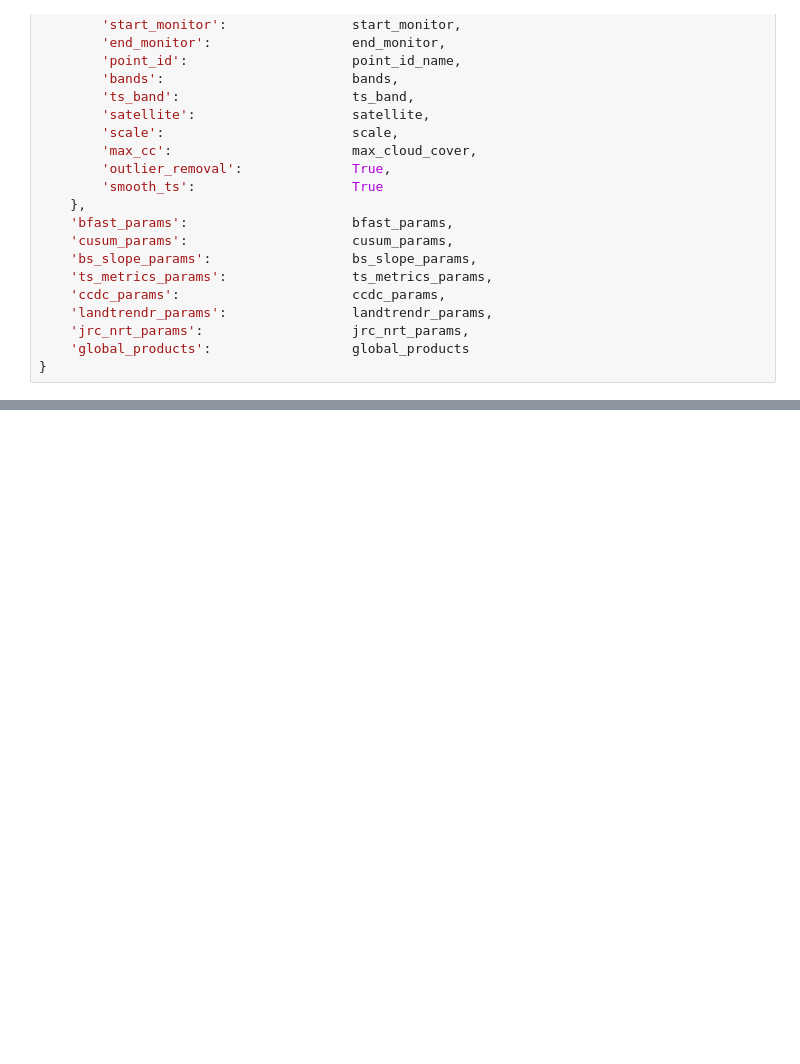
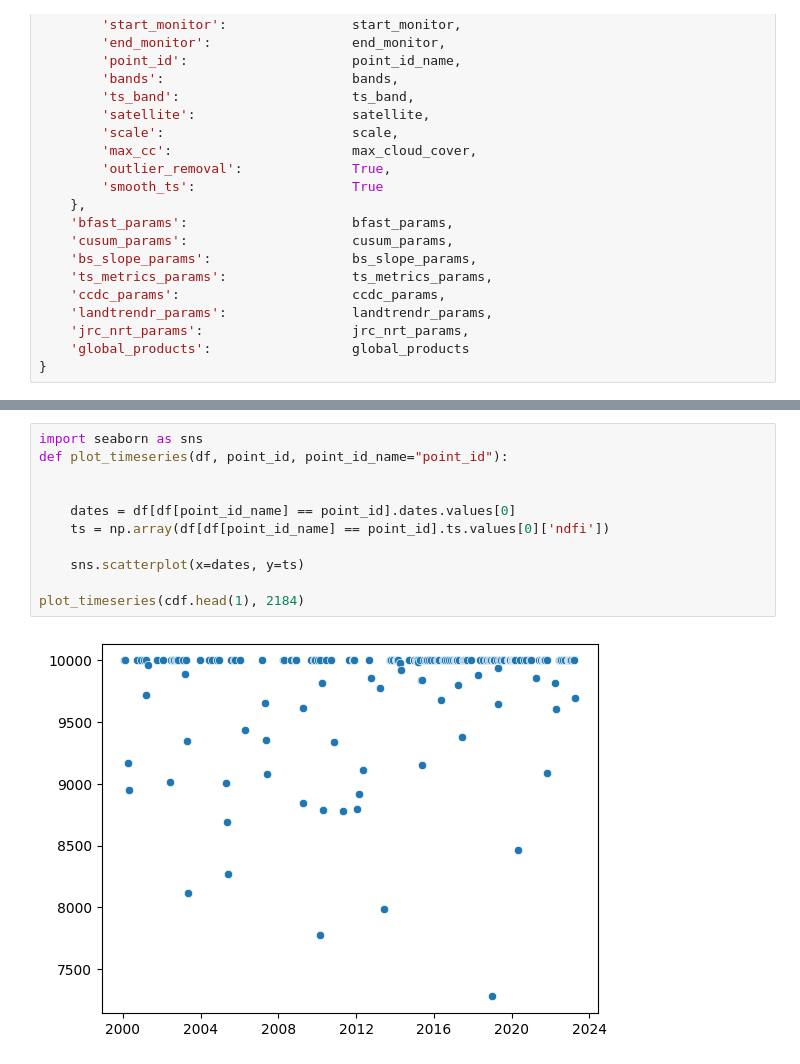
Before and after one commit to sepal-contrib/eSBAE_notebooks, a Jupyter notebook: develop/ccdc.ipynb, the cells around one changed output, grey strips where cells are left out. Cells and saved outputs as stored; diff of their text form; blank space fills up the shorter version.

```diff
--- a/develop/ccdc.ipynb
+++ b/develop/ccdc.ipynb
@@ -216,3 +221,16 @@ Accumulated batch 1 of files
+# %%
+import seaborn as sns
+def plot_timeseries(df, point_id, point_id_name="point_id"):
+
+
+    dates = df[df[point_id_name] == point_id].dates.values[0]
+    ts = np.array(df[df[point_id_name] == point_id].ts.values[0]['ndfi'])
+
+    sns.scatterplot(x=dates, y=ts)
+
+plot_timeseries(cdf.head(1), 2184)
+# %% [output]
+[figure, added]
 # %%
 %%time
 
```
Also changed, not shown: parts of 8 cells of this notebook, 2 other files.
